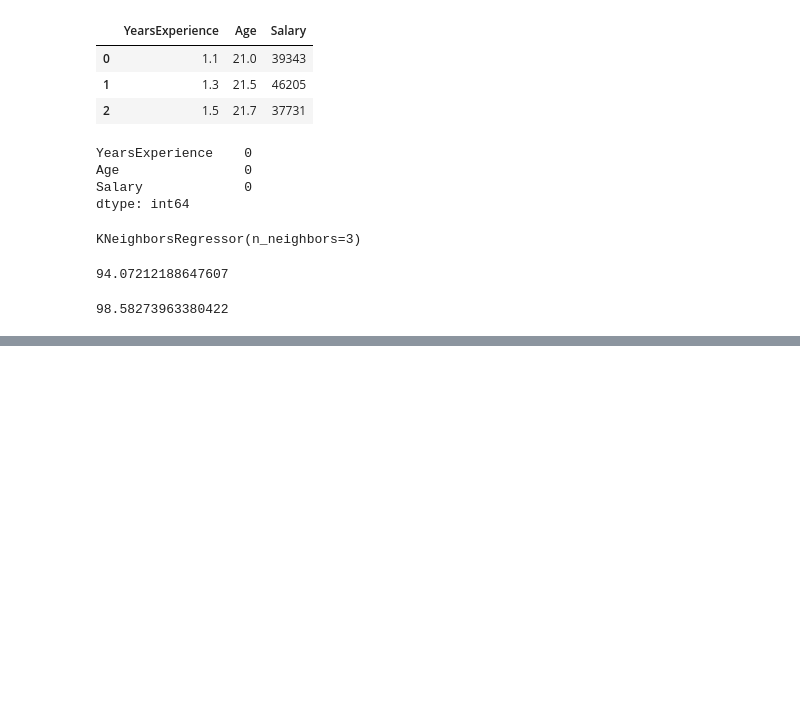
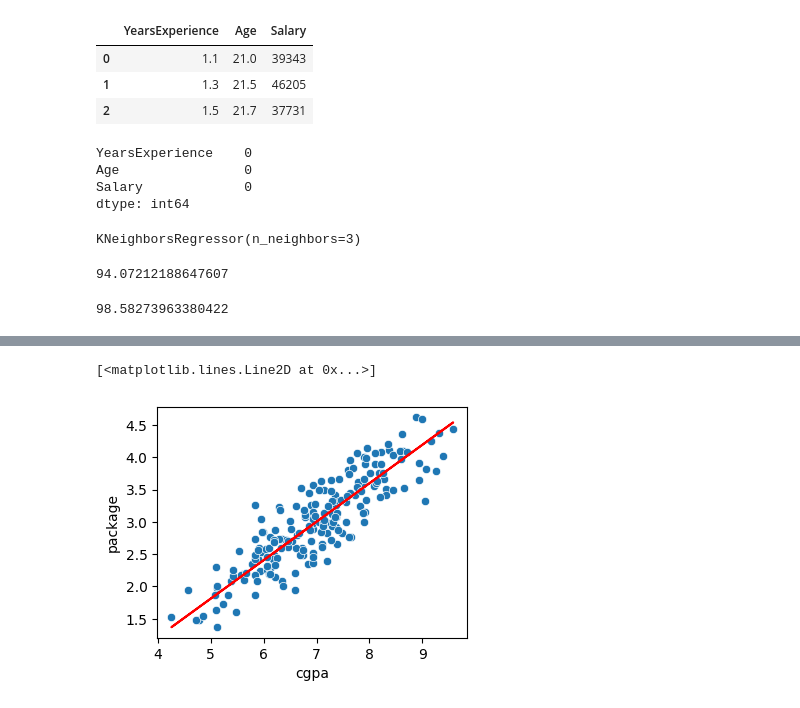
Before and after one commit to chahalbaljinder/data-science-ML-tutorial, a Jupyter notebook: k-nearest neighbour .ipynb, the cells around one changed output, grey strips where cells are left out. Drawn from its saved outputs; the diff is of its cells as text; code cells hidden in the pictures; blank space fills up the shorter version.

```diff
--- a/k-nearest neighbour .ipynb
+++ b/k-nearest neighbour .ipynb
@@ -131,0 +212,3 @@ knr.score(x_train,y_train)*100
+# %%
+x=dataset[["cgpa"]]
+y=dataset["package"]
@@ -131,0 +217,2 @@ knr.score(x_train,y_train)*100
+# %%
+x_train,x_test,y_train,y_test=train_test_split(x,y,test_size=0.2,random_state=42)
@@ -131,0 +236,7 @@ knr.score(x_train,y_train)*100
+# %%
+plt.figure(figsize=(4,3))
+sns.scatterplot(x="cgpa",y="package",data=dataset)
+plt.plot(dataset[["cgpa"]],sr.predict(x),c="red")
+# %% [output]
+[<matplotlib.lines.Line2D at 0x...>]
+[figure, added]
```
Also changed, not shown: parts of 25 cells of this notebook.
